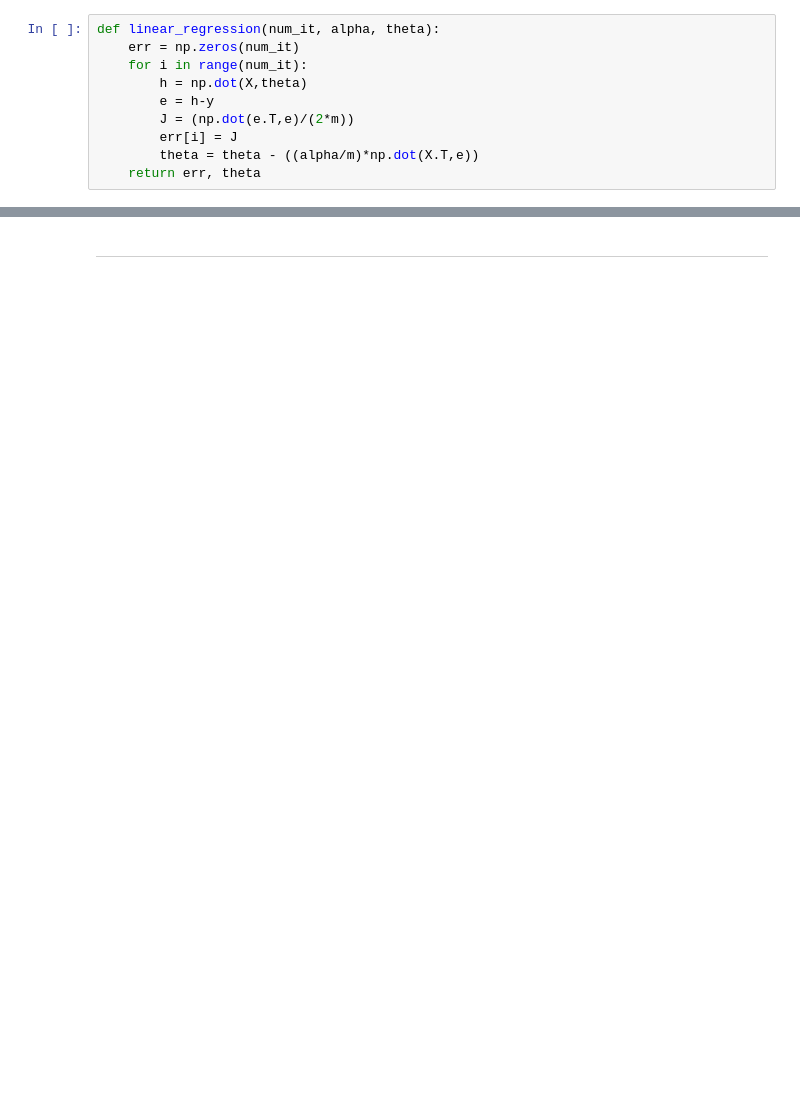
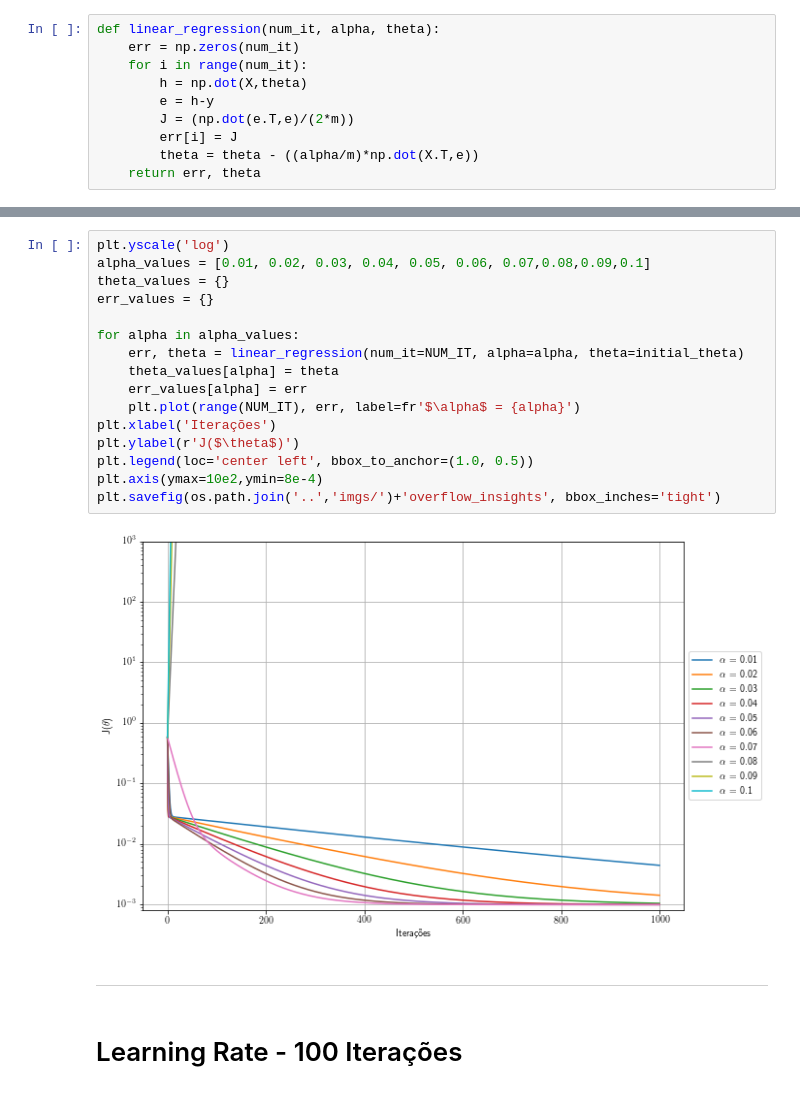
Before and after one commit to danbailo/T1-Inteligencia-Artificial, a Jupyter notebook: src/Trabalho 1 - Inteligência Artificial.ipynb, the cells around one changed output, grey strips where cells are left out. Drawn from its saved outputs; the diff is of its cells as text; blank space fills up the shorter version.

```diff
--- a/src/Trabalho 1 - Inteligência Artificial.ipynb
+++ b/src/Trabalho 1 - Inteligência Artificial.ipynb
@@ -214,2 +67,22 @@ plt.legend(loc='center left', bbox_to_anchor=(1.0, 0.5))
+# %%
+plt.yscale('log')
+alpha_values = [0.01, 0.02, 0.03, 0.04, 0.05, 0.06, 0.07,0.08,0.09,0.1]
+theta_values = {}
+err_values = {}
+
+for alpha in alpha_values:
+    err, theta = linear_regression(num_it=NUM_IT, alpha=alpha, theta=initial_theta)
+    theta_values[alpha] = theta
+    err_values[alpha] = err
+    plt.plot(range(NUM_IT), err, label=fr'$\alpha$ = {alpha}')
+plt.xlabel('Iterações')
+plt.ylabel(r'J($\theta$)')
+plt.legend(loc='center left', bbox_to_anchor=(1.0, 0.5))
+plt.axis(ymax=10e2,ymin=8e-4)
+plt.savefig(os.path.join('..','imgs/')+'overflow_insights', bbox_inches='tight')
+# %% [output]
+[figure, added]
 # %% [markdown]
 ---
+# %% [markdown]
+# Learning Rate - 100 Iterações
```
Also changed, not shown: parts of 31 cells of this notebook.
